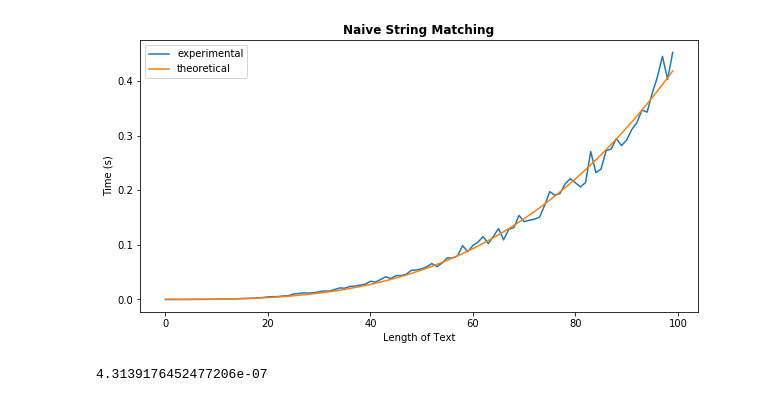
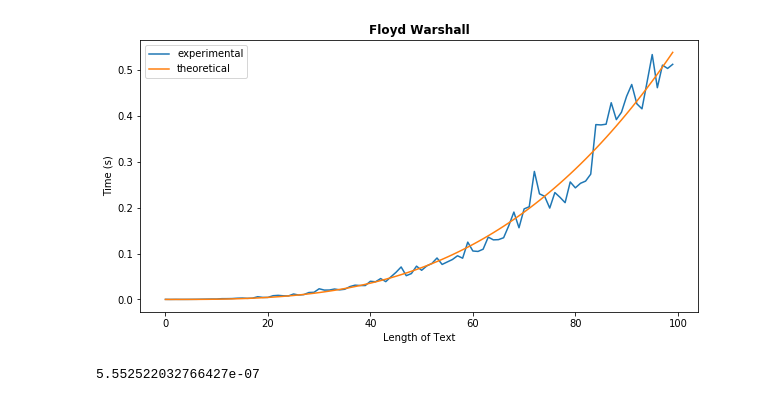
Before and after one commit to Nemat-Allah-Aloush/Algo_Tasks, a Jupyter notebook: Task 08.ipynb, the cells around one changed output. Cells and saved outputs as stored; diff of their text form; code cells hidden in the pictures.

```diff
--- a/Task 08.ipynb
+++ b/Task 08.ipynb
@@ -45,17 +46,16 @@ def cubic_est(x, a):
 # %%
 # plot graph
 x = np.arange(0,N)
-
 plt.figure(figsize=(10,5))
 plt.plot(x, avg_time, label='experimental')
 props = curve_fit(cubic_est, x, avg_time)
 plt.plot(x, cubic_est(x, *props[0]), label='theoretical')
-plt.title('Naive String Matching', fontweight='bold')
+plt.title('Floyd Warshall', fontweight='bold')
 plt.ylabel('Time (s)')
 plt.xlabel('Length of Text')
 plt.legend()
 plt.show()
 print(*props[0])
 # %% [output]
-[figure, old version]
+[figure, new version]
-4.3139176452477206e-07
+5.552522032766427e-07
```
Also changed, not shown: parts of 6 cells of this notebook.
